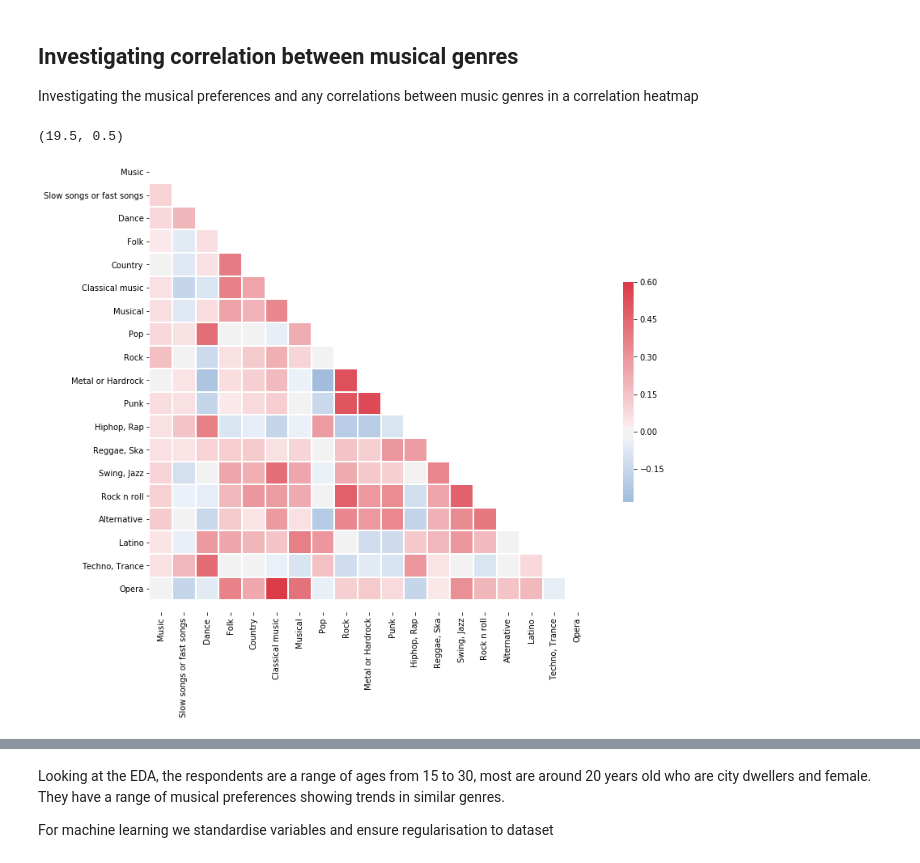
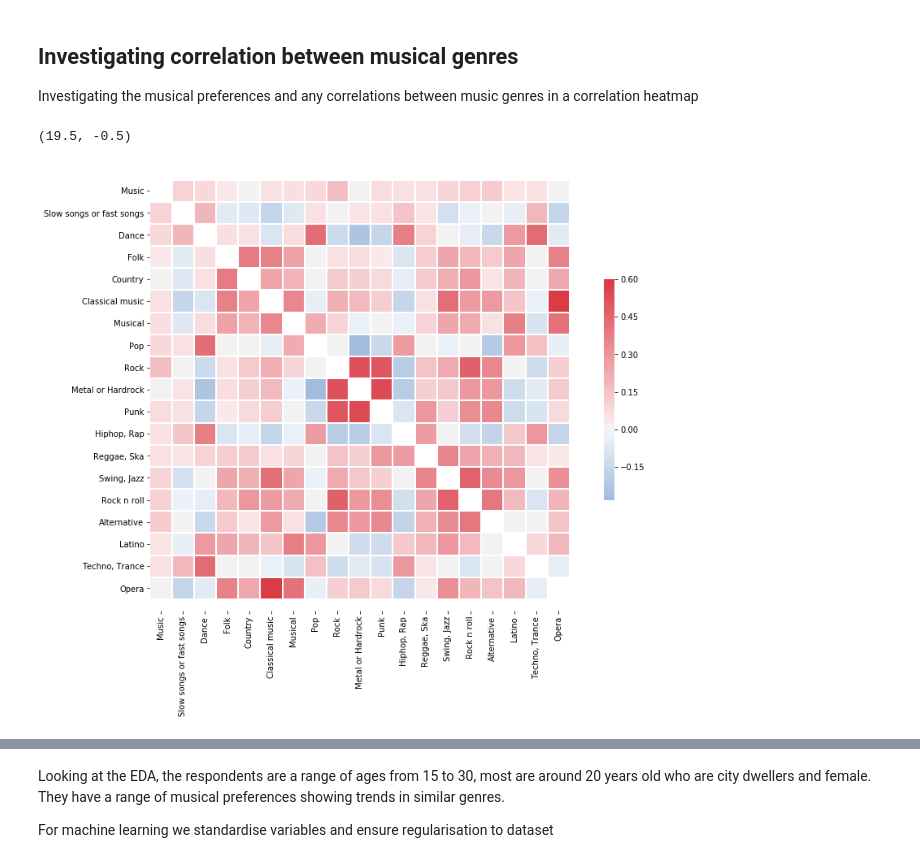
Before and after one commit to jaimindp/Kaggle, a Jupyter notebook: young-people-survey/Kaggle young people survey analysis.ipynb, the cells around one changed output, grey strips where cells are left out. Cells and saved outputs as stored; diff of their text form; code cells hidden in the pictures.

Commit message:
Added in musical genre analysis

```diff
--- a/young-people-survey/Kaggle young people survey analysis.ipynb
+++ b/young-people-survey/Kaggle young people survey analysis.ipynb
@@ -233,15 +234,16 @@ R Val
 ## Investigating correlation between musical genres
 Investigating the musical preferences and any correlations between music genres in a correlation heatmap
 # %%
-music = ['Music', 'Slow songs or fast songs','Dance','Folk','Country','Classical music','Musical','Pop','Rock','Metal or Hardrock','Punk','Hiphop, Rap','Reggae, Ska','Swing, Jazz','Rock n roll','Alternative','Latino','Techno, Trance','Opera']
+# Select musical categories to perform analysis on
+music = ['Music','Slow songs or fast songs','Dance','Folk','Country','Classical music','Musical','Pop','Rock','Metal or Hardrock','Punk','Hiphop, Rap','Reggae, Ska','Swing, Jazz','Rock n roll','Alternative','Latino','Techno, Trance','Opera']
 corr = clean[music].corr()
 mask = np.zeros_like(corr, dtype=np.bool)
-mask[np.triu_indices_from(mask)] = True
+np.fill_diagonal(mask, True)
 f, ax = plt.subplots(figsize=(15, 10))
 cmap = sns.diverging_palette(250, 10, as_cmap=True)
 sns.heatmap(corr,mask=mask,cmap=cmap,vmax=.6,center=0,square=True,linewidths=1,cbar_kws={"shrink": .5})
-ax.set_ylim(len(music)+0.5)
+ax.set_ylim(len(music)+0.5, -0.5)
 # %% [output]
-(19.5, 0.5)
+(19.5, -0.5)
-[figure, old version]
+[figure, new version]
 # %% [markdown]
```
Also changed, not shown: parts of 14 cells of this notebook.
